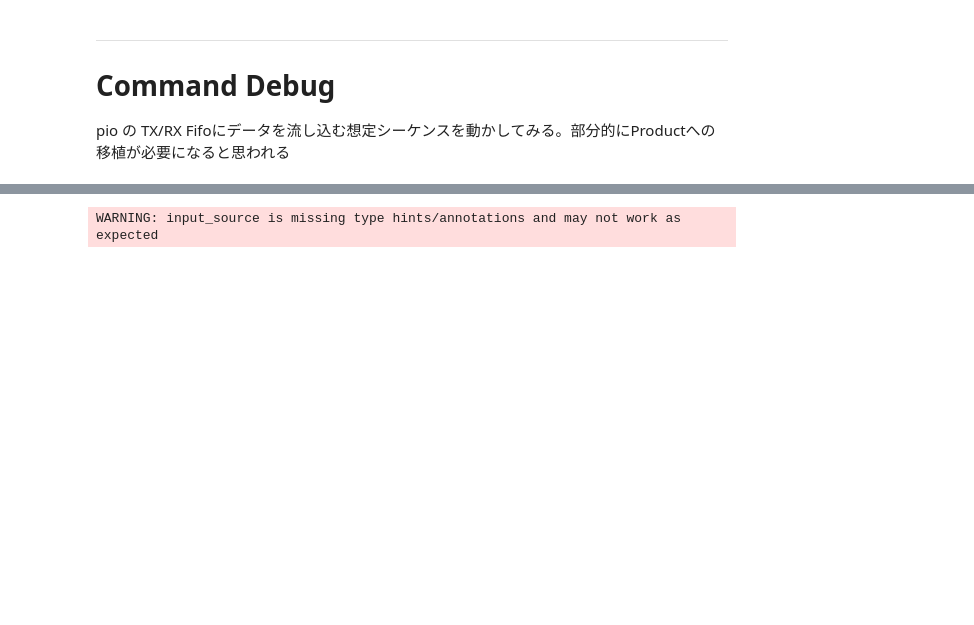
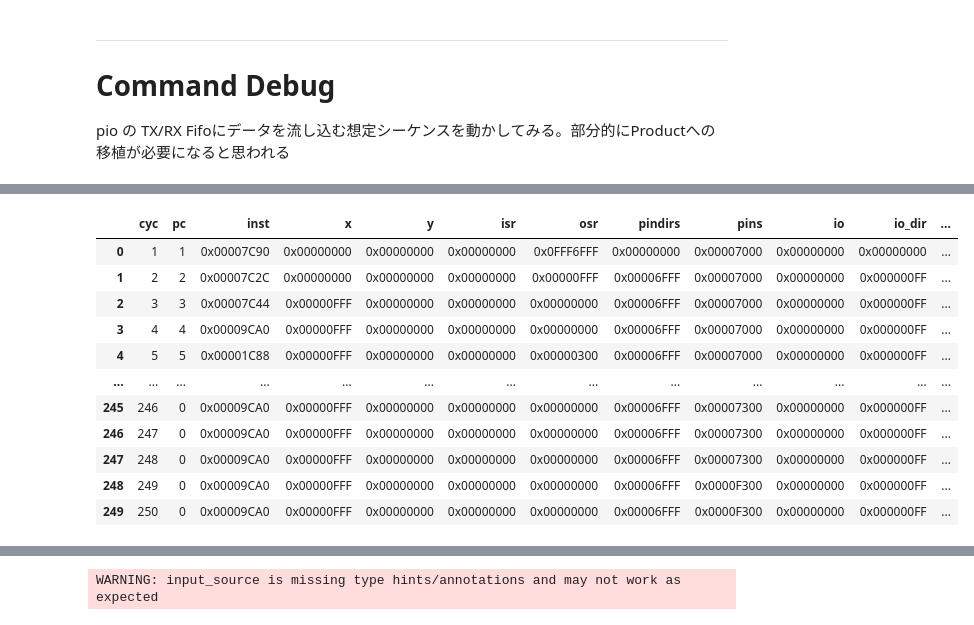
Before and after one commit to wipeseals/broccoli, a Jupyter notebook: misc/broccoli-pio-nandio/broccoli-pio-nandio.ipynb, the cells around one changed output, grey strips where cells are left out. Cells and saved outputs as stored; diff of their text form; code cells hidden in the pictures; blank space fills up the shorter version.

```diff
--- a/misc/broccoli-pio-nandio/broccoli-pio-nandio.ipynb
+++ b/misc/broccoli-pio-nandio/broccoli-pio-nandio.ipynb
@@ -670,0 +709,84 @@ pio の TX/RX Fifoにデータを流し込む想定シーケンスを動かし
+# %%
+select_cs = 0
+column_addr = 0x123
+page_addr = 0x45
+block_addr = 0x67
+address_list = gen_addressing(column_addr=column_addr, page_addr=page_addr, block_addr=block_addr)
+read_bytes = 8  # (実際には2048+128byte単位で使いそう)
+
+print(f"address_list: {to_hex_str_arr(address_list)}")
+
+tx_fifo_entries = list(
+    itertools.chain.from_iterable(
+        [
+            #############################################
+            ### init pin (=negate cs) ###
+            BroccoliNandIoCommand.Bitbang.gen_cmd_header(
+                pindirs=write_pin_dir, transfer_count=0, arg0=bitor_cs(0x00, select_cs=None) # negate cs
+            ),
+            #############################################
+            ### assert cs ###
+            BroccoliNandIoCommand.Bitbang.gen_cmd_header(
+                pindirs=write_pin_dir, transfer_count=0, arg0=bitor_cs(0x00, select_cs=select_cs)
+            ),
+            #############################################
+            ### CMD: READ ###
+            BroccoliNandIoCommand.CmdLatch.gen_cmd_header(
+                pindirs=write_pin_dir,
+                transfer_count=1,
+                arg0=bitor_cs(NandFlashCommand.Read1stCycle.value, select_cs=select_cs),
+            ),
+            BroccoliNandIoCommand.AddrLatch.gen_cmd_header(
+                pindirs=write_pin_dir, transfer_count=4, arg0=None
+            ),
+            bitor_cs(address_list, select_cs=select_cs),
+            BroccoliNandIoCommand.CmdLatch.gen_cmd_header(
+                pindirs=write_pin_dir,
+                transfer_count=1,
+                arg0=bitor_cs(NandFlashCommand.Read2ndCycle.value, select_cs=select_cs),
+            ),
+            #############################################
+            ### wait RBB ###
+            BroccoliNandIoCommand.WaitRbb.gen_cmd_header(
+                pindirs=write_pin_dir, transfer_count=0, arg0=None
+            ),
+            #############################################
+            ### Read ###
+            BroccoliNandIoCommand.DataOutput.gen_cmd_header(
+                pindirs=read_pin_dir, transfer_count=read_bytes, arg0=None
+            ),
+            #############################################
+            ### negate cs ###
+            BroccoliNandIoCommand.Bitbang.gen_cmd_header(
+                pindirs=write_pin_dir, transfer_count=0, arg0=bitor_cs(0x00, select_cs=None) # negate cs
+            ),
+            #############################################
+            ### set IRQ (& wait RBB) ###
+            BroccoliNandIoCommand.SetIrq.gen_cmd_header(
+                pindirs=write_pin_dir, transfer_count=0, arg0=None
+            ),
+        ]
+    )
+)
+
+ret = sim_broccoli(tx_fifo_entries=tx_fifo_entries, export_file_name="read", test_cycles=250, dequeue_period_cyc=4)
+## verify
+# cmd=read1st
+assert(ret.event_df.iloc[0]["event"] == "cmd_in")
+assert(ret.event_df.iloc[0]["io"] == to_hex_u32(NandFlashCommand.Read1stCycle.value))
+# # addr(column2byte+page2byte)
+assert(ret.event_df.iloc[1]["event"] == "addr_in")
+assert(ret.event_df.iloc[2]["event"] == "addr_in")
+assert(ret.event_df.iloc[3]["event"] == "addr_in")
+assert(ret.event_df.iloc[4]["event"] == "addr_in")
+assert(ret.event_df.iloc[1]["io"] == to_hex_u32(address_list[0]))
+assert(ret.event_df.iloc[2]["io"] == to_hex_u32(address_list[1]))
+assert(ret.event_df.iloc[3]["io"] == to_hex_u32(address_list[2]))
+assert(ret.event_df.iloc[4]["io"] == to_hex_u32(address_list[3]))
+# cmd=read1st
+assert(ret.event_df.iloc[5]["event"] == "cmd_in")
+assert(ret.event_df.iloc[5]["io"] == to_hex_u32(NandFlashCommand.Read2ndCycle.value))
+# data output
+for i in range(0, read_bytes):
+    assert(ret.event_df.iloc[6+i]["event"] == "data_out")
+# %% [output]
@@ -670,0 +814,12 @@ pio の TX/RX Fifoにデータを流し込む想定シーケンスを動かし
+|  | cyc | pc | inst | x | y | isr | osr | pindirs | pins | io | io_dir | ... |
+| 0 | 1 | 1 | 0x00007C90 | 0x00000000 | 0x00000000 | 0x00000000 | 0x0FFF6FFF | 0x00000000 | 0x00007000 | 0x00000000 | 0x00000000 | ... |
+| 1 | 2 | 2 | 0x00007C2C | 0x00000000 | 0x00000000 | 0x00000000 | 0x00000FFF | 0x00006FFF | 0x00007000 | 0x00000000 | 0x000000FF | ... |
+| 2 | 3 | 3 | 0x00007C44 | 0x00000FFF | 0x00000000 | 0x00000000 | 0x00000000 | 0x00006FFF | 0x00007000 | 0x00000000 | 0x000000FF | ... |
+| 3 | 4 | 4 | 0x00009CA0 | 0x00000FFF | 0x00000000 | 0x00000000 | 0x00000000 | 0x00006FFF | 0x00007000 | 0x00000000 | 0x000000FF | ... |
+| 4 | 5 | 5 | 0x00001C88 | 0x00000FFF | 0x00000000 | 0x00000000 | 0x00000300 | 0x00006FFF | 0x00007000 | 0x00000000 | 0x000000FF | ... |
+| ... | ... | ... | ... | ... | ... | ... | ... | ... | ... | ... | ... | ... |
+| 245 | 246 | 0 | 0x00009CA0 | 0x00000FFF | 0x00000000 | 0x00000000 | 0x00000000 | 0x00006FFF | 0x00007300 | 0x00000000 | 0x000000FF | ... |
+| 246 | 247 | 0 | 0x00009CA0 | 0x00000FFF | 0x00000000 | 0x00000000 | 0x00000000 | 0x00006FFF | 0x00007300 | 0x00000000 | 0x000000FF | ... |
+| 247 | 248 | 0 | 0x00009CA0 | 0x00000FFF | 0x00000000 | 0x00000000 | 0x00000000 | 0x00006FFF | 0x00007300 | 0x00000000 | 0x000000FF | ... |
+| 248 | 249 | 0 | 0x00009CA0 | 0x00000FFF | 0x00000000 | 0x00000000 | 0x00000000 | 0x00006FFF | 0x0000F300 | 0x00000000 | 0x000000FF | ... |
+| 249 | 250 | 0 | 0x00009CA0 | 0x00000FFF | 0x00000000 | 0x00000000 | 0x00000000 | 0x00006FFF | 0x0000F300 | 0x00000000 | 0x000000FF | ... |
```
Also changed, not shown: parts of 7 cells of this notebook.
